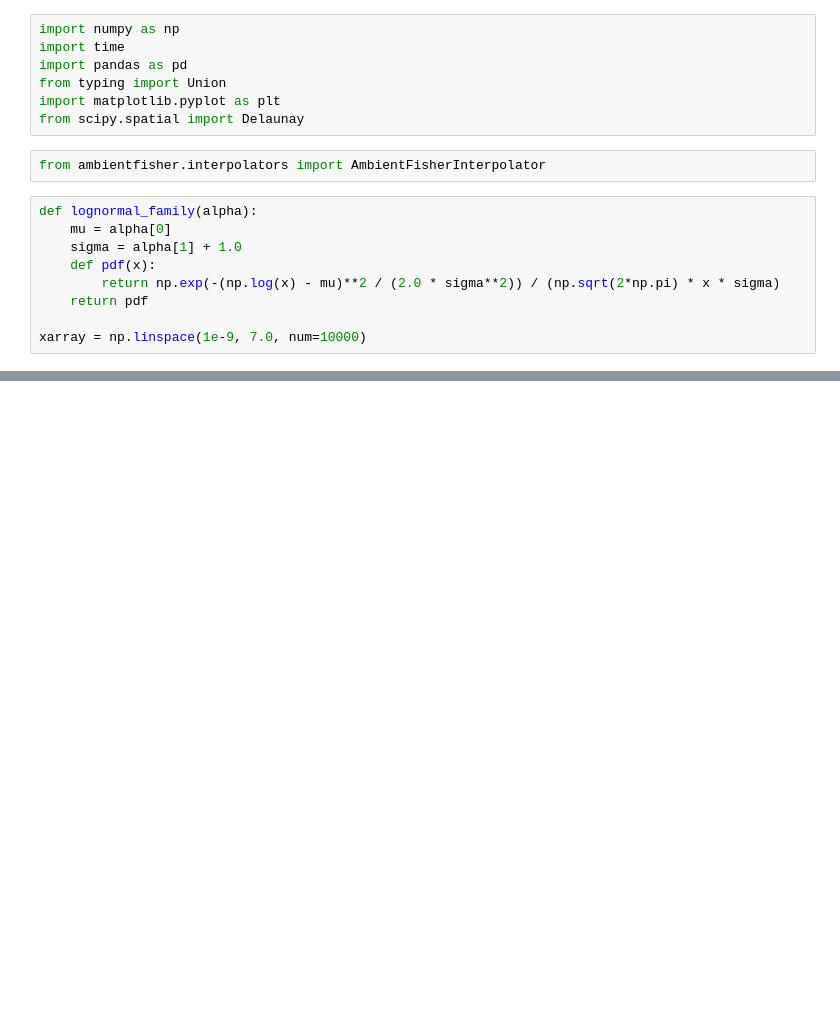
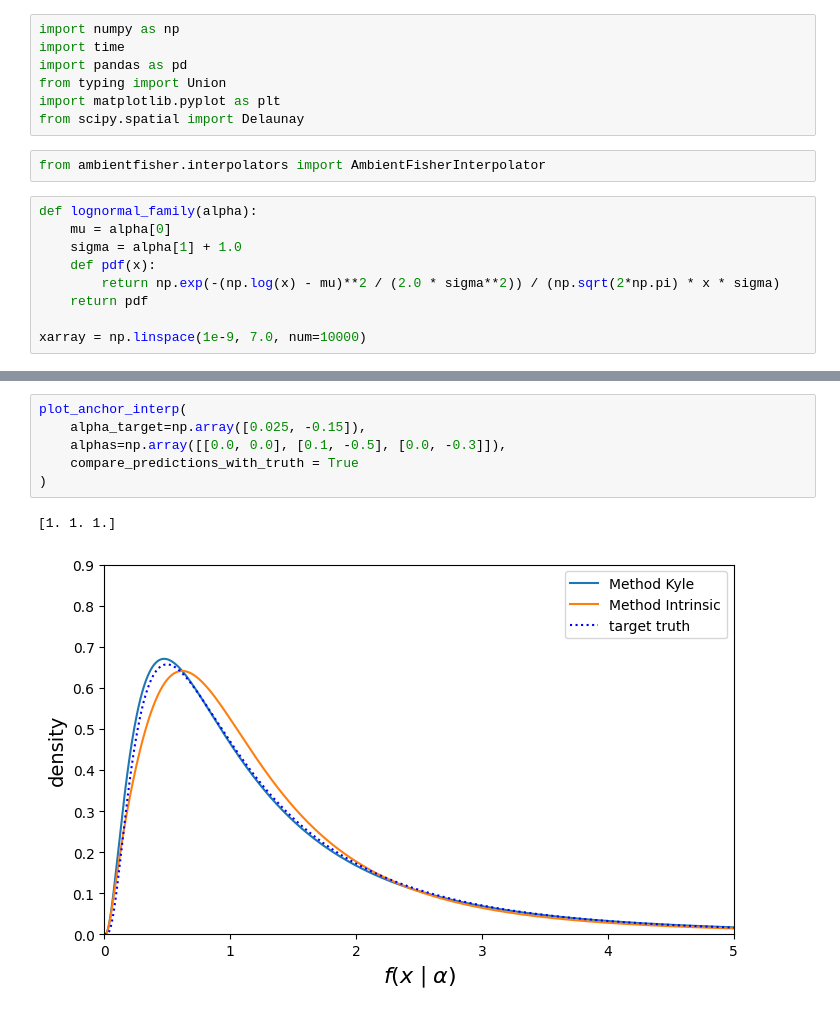
Before and after one commit to JaySandesara/histfactory_interpolation_tools, a Jupyter notebook: ambient_fisher_logGaussian.ipynb, the cells around one changed output, grey strips where cells are left out. Drawn from its saved outputs; the diff is of its cells as text; blank space fills up the shorter version.

```diff
--- a/ambient_fisher_logGaussian.ipynb
+++ b/ambient_fisher_logGaussian.ipynb
@@ -63,0 +79,9 @@ def plot_anchor_interp(
+# %%
+plot_anchor_interp(
+    alpha_target=np.array([0.025, -0.15]),
+    alphas=np.array([[0.0, 0.0], [0.1, -0.5], [0.0, -0.3]]),
+    compare_predictions_with_truth = True
+)
+# %% [output]
+[1. 1. 1.]
+[figure, added]
```
Also changed, not shown: parts of 5 cells of this notebook.
